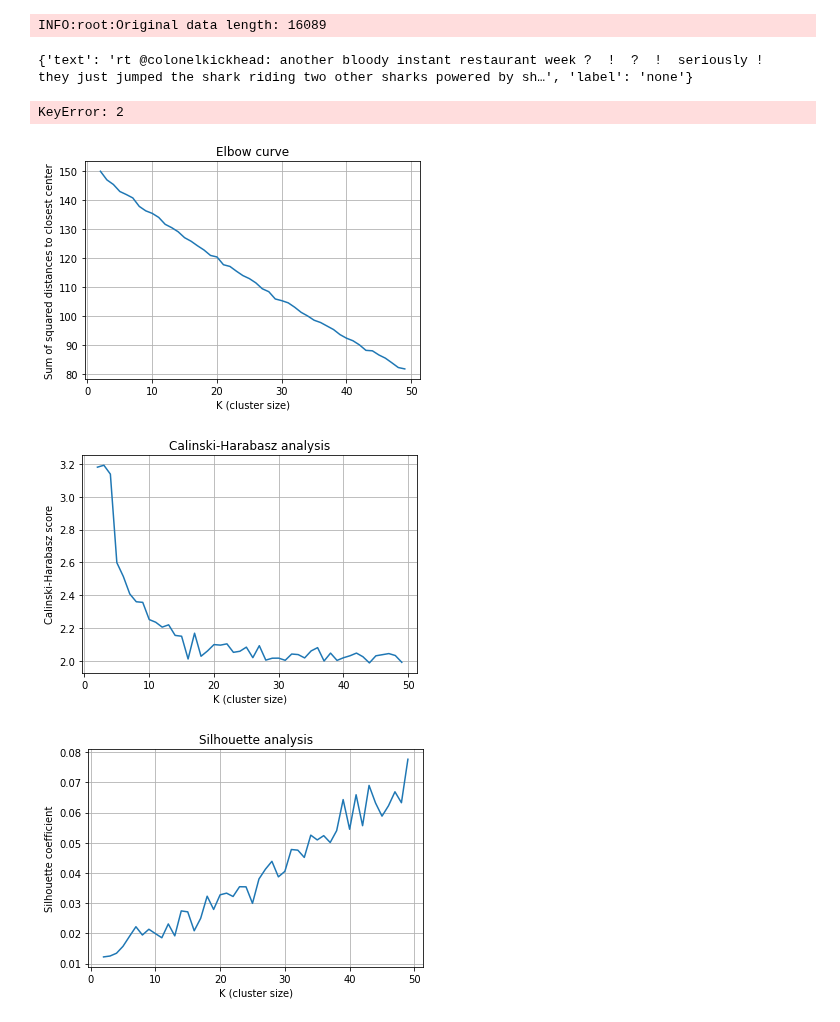
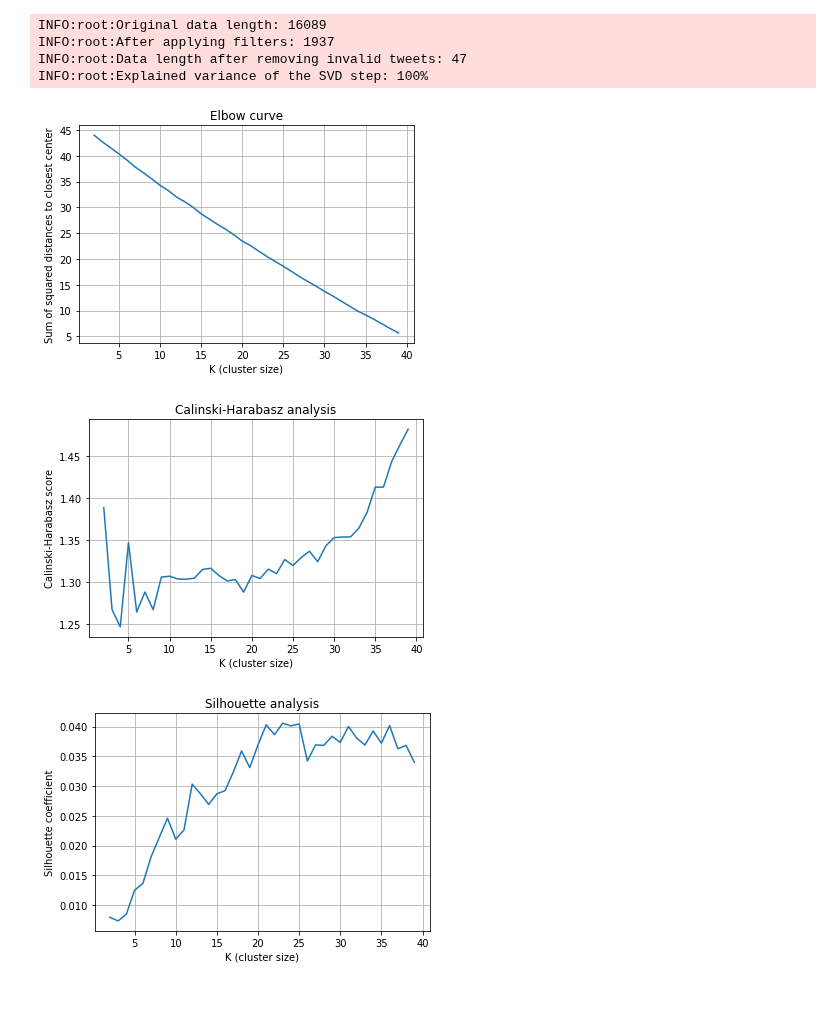
Before and after one commit to delftcrowd/smart_rejector_for_hate_speech, a Jupyter notebook: code/costs/clustering_waseem.ipynb, the cells around one changed output. Saved outputs shown, nothing was run; the diff lists cells and outputs as text; code cells hidden in the pictures.

```diff
--- a/code/costs/clustering_waseem.ipynb
+++ b/code/costs/clustering_waseem.ipynb
@@ -6,34 +6,34 @@ import logging
 logging.getLogger().setLevel(logging.INFO)
 # %%
 data = Preprocess.open_pickle("F:\Development\smart_rejector_for_hate_speech\/twitter_data.pkl")
-print(data[0])
-filtered_data = Preprocess.filter_waseem_hovy(X=data, label='none')
-tweets = [x[1] for x in filtered_data]
+filtered_data = Preprocess.filter_waseem_hovy(X=data, label='racism')
+tweets = [x['text'] for x in filtered_data]
 cleaned_data = Preprocess.clean(X=tweets)
 km = KMeansClustering()
 X = km.fit_tfidf(cleaned_data)
 X = km.fit_lsa(X)
 # %% [output]
 INFO:root:Original data length: 16089
+INFO:root:After applying filters: 1937
+INFO:root:Data length after removing invalid tweets: 47
+INFO:root:Explained variance of the SVD step: 100%
-{'text': 'rt @colonelkickhead: another bloody instant restaurant week ?  !  ?  !  seriously !  they just jumped the shark riding two other sharks powered by sh…', 'label': 'none'}
-KeyError: 2
 # %%
 %matplotlib inline
-km.plot_elbow_curve(max_k=50, X=X)
+km.plot_elbow_curve(max_k=40, X=X)
 # %% [output]
-[figure, old version]
+[figure, new version]
 # %%
 %matplotlib inline
 # Higher values are better, when clusters are dense and well separated
-km.plot_calinski_harabasz_analysis(max_k=50, X=X)
+km.plot_calinski_harabasz_analysis(max_k=40, X=X)
 # %% [output]
-[figure, old version]
+[figure, new version]
 # %%
 %matplotlib inline
 # Higher values are better
-km.plot_silhouette_analysis(max_k=50, X=X)
+km.plot_silhouette_analysis(max_k=40, X=X)
 # %% [output]
-[figure, old version]
+[figure, new version]
 # %%
 %matplotlib inline
 # Values close to zero indicate a better partition
```
Also changed, not shown: parts of 6 cells of this notebook, 7 other files.
